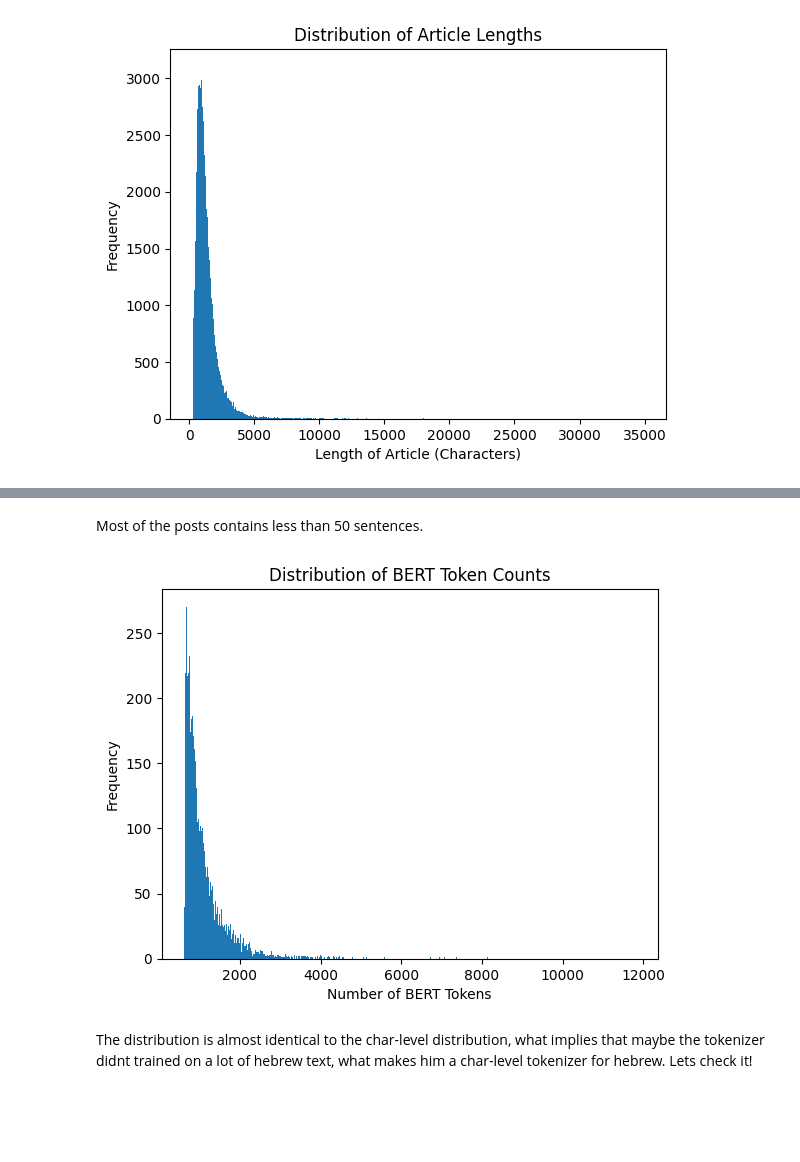
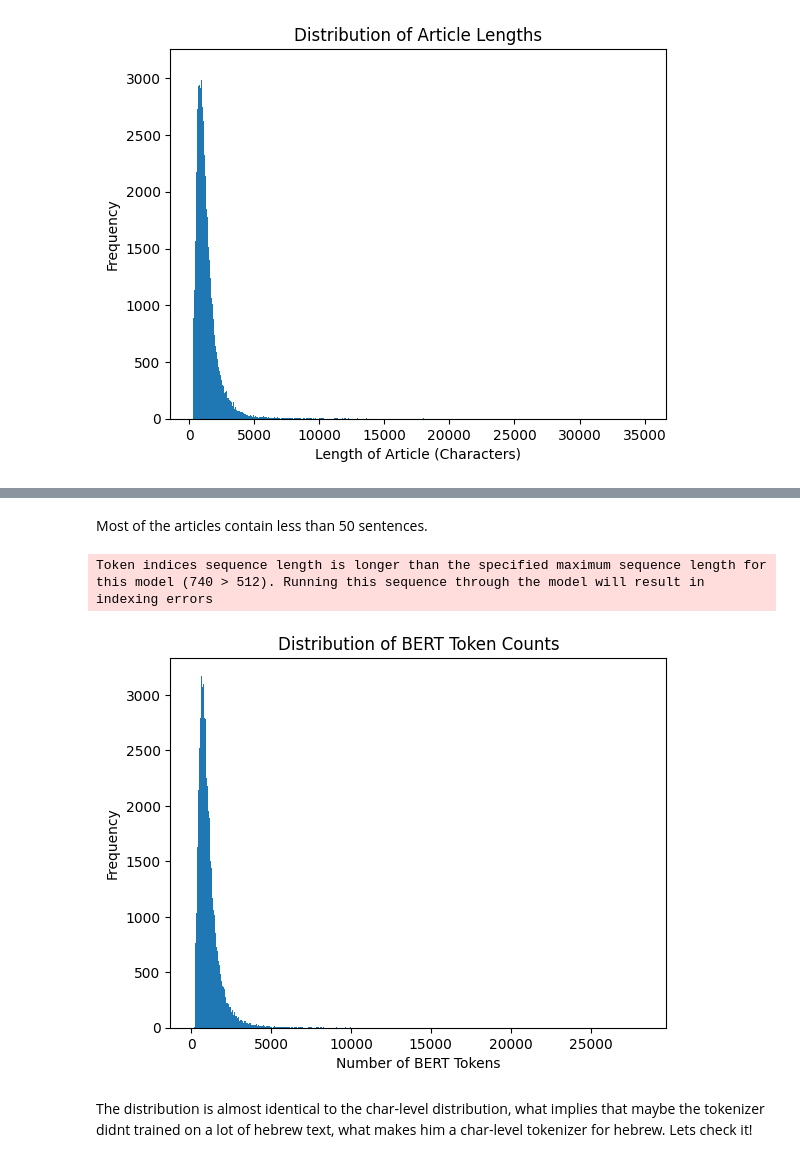
Before and after one commit to DanielHevdeli/hafifot-tiug, a Jupyter notebook: notebooks/EDA.ipynb, the cells around one changed output, grey strips where cells are left out. Drawn from its saved outputs; the diff is of its cells as text; code cells hidden in the pictures; blank space fills up the shorter version.

```diff
--- a/notebooks/EDA.ipynb
+++ b/notebooks/EDA.ipynb
@@ -53,7 +57,7 @@ We can see that the majority of the posts are 800-3000 in length
 # %%
-df['word_count'] = df['text'].apply(lambda x: len(str(x).split()))
+data['word_count'] = data['text'].apply(lambda x: len(str(x).split()))
 
-plt.hist(df['word_count'], bins=1000)
+plt.hist(data['word_count'], bins=1000)
 plt.xlabel('Number of Words')
 plt.ylabel('Frequency')
 plt.title('Distribution of Word Counts')
@@ -65,7 +69,7 @@ We can see that the distributions of chars and words among each one's scale are
 # %%
-df['sentence_count'] = df['text'].apply(lambda x: len(str(x).split('.')))
+data['sentence_count'] = data['text'].apply(lambda x: len(str(x).split('.')))
 
-plt.hist(df['sentence_count'], bins=100)
+plt.hist(data['sentence_count'], bins=100)
 plt.xlabel('Number of Sentences')
 plt.ylabel('Frequency')
 plt.title('Distribution of Sentence Counts')
@@ -75,23 +79,24 @@ plt.show()
 # %% [markdown]
-Most of the posts contains less than 50 sentences.
+Most of the articles contain less than 50 sentences.
 # %%
 tokenizer = BertTokenizer.from_pretrained('bert-base-uncased')
 
 def count_bert_tokens(text):
     if pd.isna(text):
         return 0
     tokens = tokenizer.tokenize(str(text))
     return len(tokens)
 
-df['bert_token_count'] = df['text'].apply(count_bert_tokens)
+data['bert_token_count'] = data['text'].apply(count_bert_tokens)
 
-plt.hist(df['bert_token_count'], bins=1000)
+plt.hist(data['bert_token_count'], bins=1000)
 plt.xlabel('Number of BERT Tokens')
 plt.ylabel('Frequency')
 plt.title('Distribution of BERT Token Counts')
 plt.show()
 # %% [output]
+Token indices sequence length is longer than the specified maximum sequence length for this model (740 > 512). Running this sequence through the model will result in indexing errors
-[figure, old version]
+[figure, new version]
 # %% [markdown]
 The distribution is almost identical to the char-level distribution, what implies that maybe the tokenizer didnt trained on a lot of hebrew text, what makes him a char-level tokenizer for hebrew. Lets check it!
 # %%
```
Also changed, not shown: parts of 20 cells of this notebook, 1 other file.
